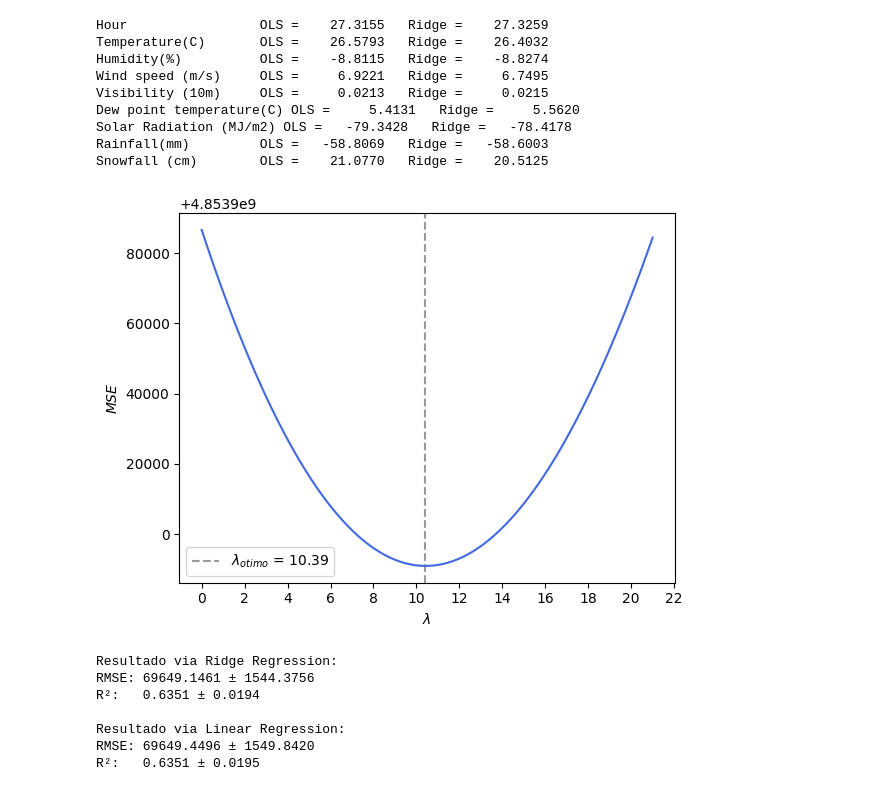
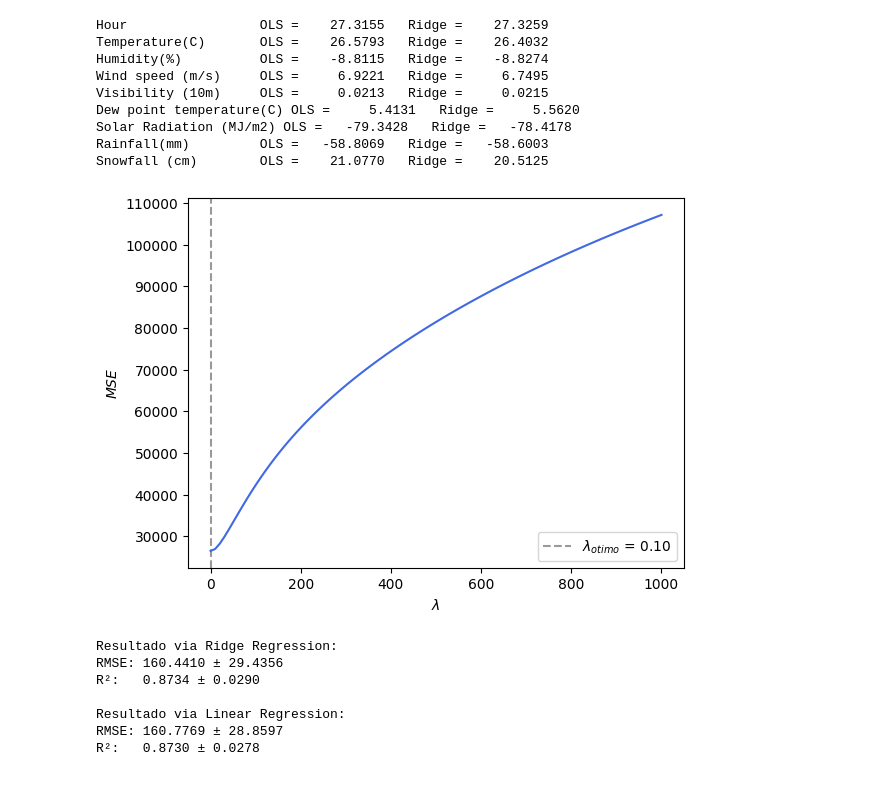
Before and after one commit to andrefsr/Estudos-em-Inteligencia-Artificial, a Jupyter notebook: 6 - Regularização (Ridge e Lasso)/ridge.ipynb, the cells around one changed output. Saved outputs shown, nothing was run; the diff lists cells and outputs as text; code cells hidden in the pictures.

```diff
--- a/6 - Regularização (Ridge e Lasso)/ridge.ipynb
+++ b/6 - Regularização (Ridge e Lasso)/ridge.ipynb
@@ -122,42 +122,42 @@ Solar Radiation (MJ/m2) OLS =   -79.3428   Ridge =   -78.4178
 Rainfall(mm)         OLS =   -58.8069   Ridge =   -58.6003
 Snowfall (cm)        OLS =    21.0770   Ridge =    20.5125
 # %%
-df = pd.read_csv('housing.csv')
+df = pd.read_csv('Credit.csv')
 df = df.drop(columns=df.select_dtypes(include=object))
 df = df.dropna()
 
-X = df.drop(columns='median_house_value')
-Y = df['median_house_value']
+X = df.drop(columns='Balance')
+Y = df['Balance']
 
-lamb = np.linspace(0,21,100)
+lamb = np.linspace(1e-1,1e3,100)
 
 erros = []
 
 for i in range(len(lamb)):
 
     model = Pipeline([
         ('scaler',StandardScaler()),
         ('ridge',Ridge(alpha=lamb[i]))
     ])
 
     cv = KFold(n_splits=10,shuffle=True,random_state=0)
 
     mse = cross_validate(model,X,Y,cv=cv,scoring='neg_mean_squared_error')
 
     erros.append(-mse['test_score'].mean())
 
 lamb_opm = lamb[np.argmin(erros)]
 
 plt.figure()
 plt.axvline(x=lamb_opm,ls='--',color='black',alpha=0.4, label = rf'$\lambda_{{otimo}}$ = {lamb_opm:.2f}')
 plt.plot(lamb,erros,color='royalblue')
 plt.ylabel(r'$MSE$')
 plt.xlabel(r'$\lambda$')
-plt.xticks(np.arange(0,23,2))
+#plt.xticks(np.arange(0,23,2))
 plt.legend()
 plt.show()
 # %% [output]
-[figure, old version]
+[figure, new version]
 # %%
 model = Pipeline([
     ('norm',StandardScaler()),
@@ -204,9 +204,9 @@ print(f'RMSE: {rmse.mean():.4f} ± {rmse.std():.4f}')
 print(f'R²:   {r2.mean():.4f} ± {r2.std():.4f}')
 # %% [output]
 Resultado via Ridge Regression:
-RMSE: 69649.1461 ± 1544.3756
-R²:   0.6351 ± 0.0194
+RMSE: 160.4410 ± 29.4356
+R²:   0.8734 ± 0.0290
 
 Resultado via Linear Regression:
-RMSE: 69649.4496 ± 1549.8420
-R²:   0.6351 ± 0.0195
+RMSE: 160.7769 ± 28.8597
+R²:   0.8730 ± 0.0278
```
Also changed, not shown: 3 other files.
